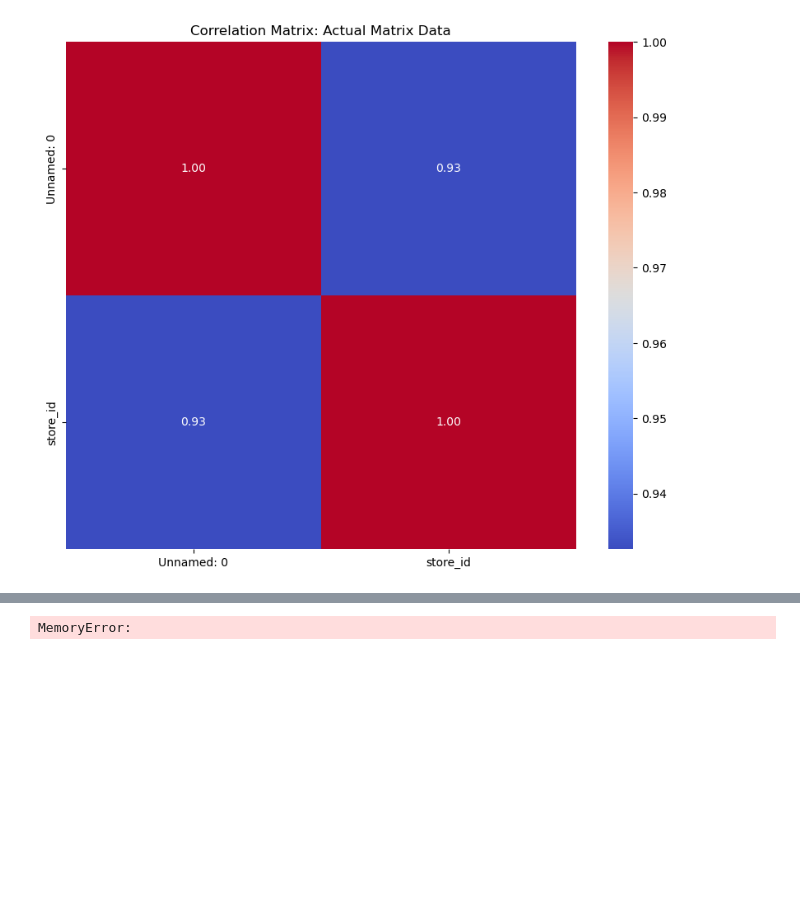
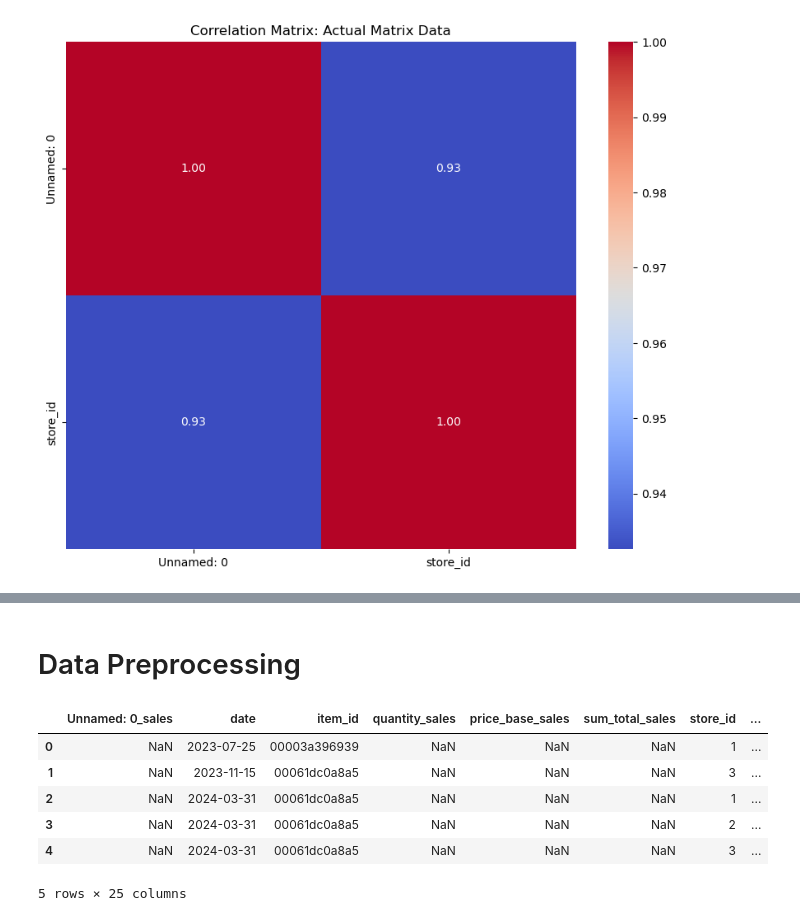
Before and after one commit to reagan-adajo/Capstone_Project, a Jupyter notebook: index.ipynb, the cells around one changed output, grey strips where cells are left out. Drawn from its saved outputs; the diff is of its cells as text; code cells hidden in the pictures; blank space fills up the shorter version.

```diff
--- a/index.ipynb
+++ b/index.ipynb
@@ -611,47 +305,20 @@ def clean_table(table_name, unique_columns):
-# %%
-from sklearn.preprocessing import MinMaxScaler, StandardScaler
-
-# Reconnect to the SQLite database
-conn = sqlite3.connect("C:/Users/angel/OneDrive/Desktop/project/Data/retail_data.db")
-cursor = conn.cursor()
-
-# Query numerical data from relevant tables
-query = """
-SELECT
-    s.quantity, s.price_base, s.sum_total,
-    m.normal_price, m.price,
-    d.sale_price_before_promo, d.sale_price_time_promo, d.number_disc_day
-FROM sales s
-LEFT JOIN markdowns m ON s.item_id = m.item_id AND s.store_id = m.store_id
-LEFT JOIN discount_history d ON s.item_id = d.item_id AND s.store_id = d.store_id
-"""
-data = pd.read_sql_query(query, conn)
-
-# Close the connection
-conn.close()
-
-# Select numerical columns
-numerical_columns = ['quantity', 'price_base', 'sum_total', 'normal_price', 'price',
-                     'sale_price_before_promo', 'sale_price_time_promo', 'number_disc_day']
-
-# Handle missing values (if any)
-data = data[numerical_columns].fillna(0)
-
-# Option 1: Min-Max Scaling (Normalization)
-min_max_scaler = MinMaxScaler()
-normalized_data = min_max_scaler.fit_transform(data)
-normalized_df = pd.DataFrame(normalized_data, columns=numerical_columns)
-
-# Option 2: Standard Scaling (Z-score Standardization)
-standard_scaler = StandardScaler()
-standardized_data = standard_scaler.fit_transform(data)
-standardized_df = pd.DataFrame(standardized_data, columns=numerical_columns)
-
-# Choose the appropriate scaling method based on your model and data distribution
-print("Normalized Data (Min-Max Scaling):")
-print(normalized_df.head())
-
-print("\nStandardized Data (Z-score Standardization):")
-print(standardized_df.head())
-# %% [output]
-MemoryError:
+# %% [markdown]
+# Data Preprocessing
+# %%
+# Merge all dataframes on common columns
+merged_df = sales_df.merge(online_df, on=['item_id', 'date', 'store_id'], how='outer', suffixes=('_sales', '_online'))
+merged_df = merged_df.merge(markdown_df, on=['item_id', 'date', 'store_id'], how='outer')
+merged_df = merged_df.merge(price_history_df, on=['item_id', 'date', 'store_id'], how='outer', suffixes=('', '_price_history'))
+merged_df = merged_df.merge(discount_history_df, on=['item_id', 'date', 'store_id'], how='outer', suffixes=('', '_discount_history'))
+merged_df = merged_df.merge(actual_matrix_df, on=['item_id', 'date', 'store_id'], how='outer', suffixes=('', '_actual_matrix'))
+
+# Display the first few rows of the merged dataframe
+merged_df.head()
+# %% [output]
+|  | Unnamed: 0_sales | date | item_id | quantity_sales | price_base_sales | sum_total_sales | store_id | ... |
+| 0 | NaN | 2023-07-25 | 00003a396939 | NaN | NaN | NaN | 1 | ... |
+| 1 | NaN | 2023-11-15 | 00061dc0a8a5 | NaN | NaN | NaN | 3 | ... |
+| 2 | NaN | 2024-03-31 | 00061dc0a8a5 | NaN | NaN | NaN | 1 | ... |
+| 3 | NaN | 2024-03-31 | 00061dc0a8a5 | NaN | NaN | NaN | 2 | ... |
+| 4 | NaN | 2024-03-31 | 00061dc0a8a5 | NaN | NaN | NaN | 3 | ... |
+5 rows × 25 columns
```
Also changed, not shown: parts of 18 cells of this notebook, 1 other file.
